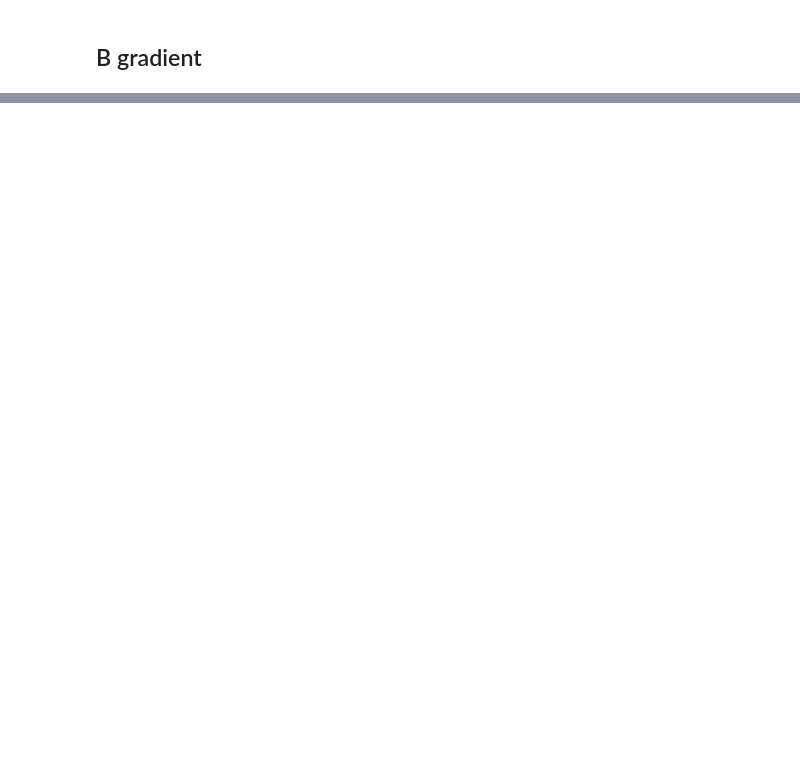
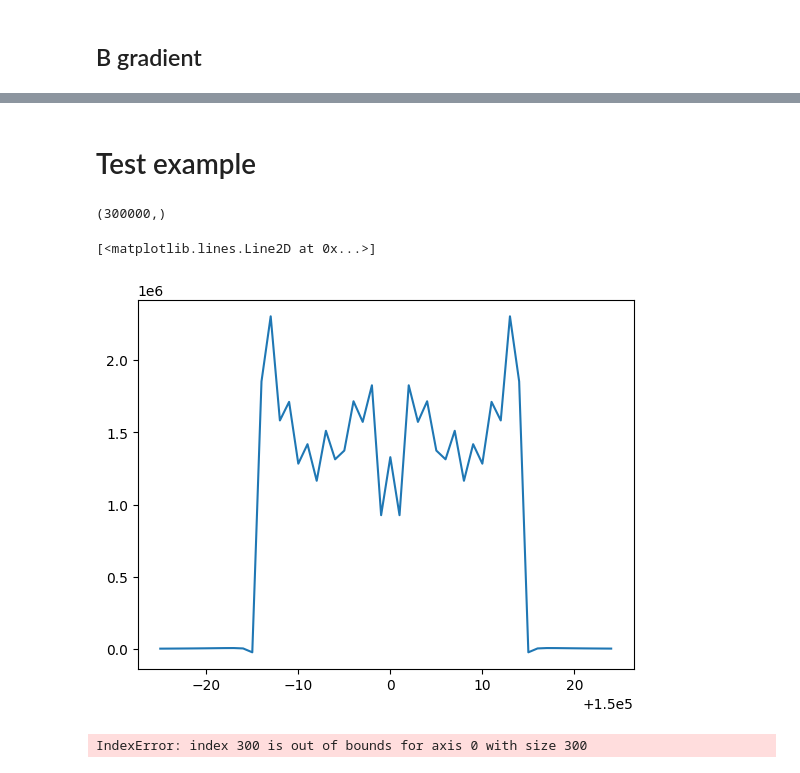
Before and after one commit to JoaoDell/MRI-study, a Jupyter notebook: examples/gradient.ipynb, the cells around one changed output, grey strips where cells are left out. Drawn from its saved outputs; the diff is of its cells as text; code cells hidden in the pictures; blank space fills up the shorter version.

```diff
--- a/examples/gradient.ipynb
+++ b/examples/gradient.ipynb
@@ -66,0 +74,34 @@ plt.grid()
+# %% [markdown]
+# Test example
+# %%
+from numpy.fft import fft, ifft, fftshift, fftfreq
+
+ff = fft(S)
+ff = fftshift(ff)
+
+print(np.unique(ff).shape)
+
+plt.plot(np.arange(0.0, ff.shape[0])[149975:150025], ff.real[149975:150025])
+# %% [output]
+(300000,)
+[<matplotlib.lines.Line2D at 0x...>]
+[figure, added]
+# %%
+n = 500
+phis = np.zeros(n)
+epsilon = 0.1
+B0 = 1.0
+gamma = 10.00
+w0 = gamma*B0
+T2s = np.full(n, 1000.0)
+ws = rerange(np.random.rand(n), -epsilon, epsilon) + w0
+
+t0 = 0.0
+tn = 300.0
+dt = 0.001
+
+echos = np.array([30.0, 125.0])
+
+S, t = population_transverse_decay(t0, tn, dt, T2s, 1.0, ws0, phis, echos)
+# %% [output]
+IndexError: index 300 is out of bounds for axis 0 with size 300
```
Also changed, not shown: parts of 9 cells of this notebook, 3 other files.
